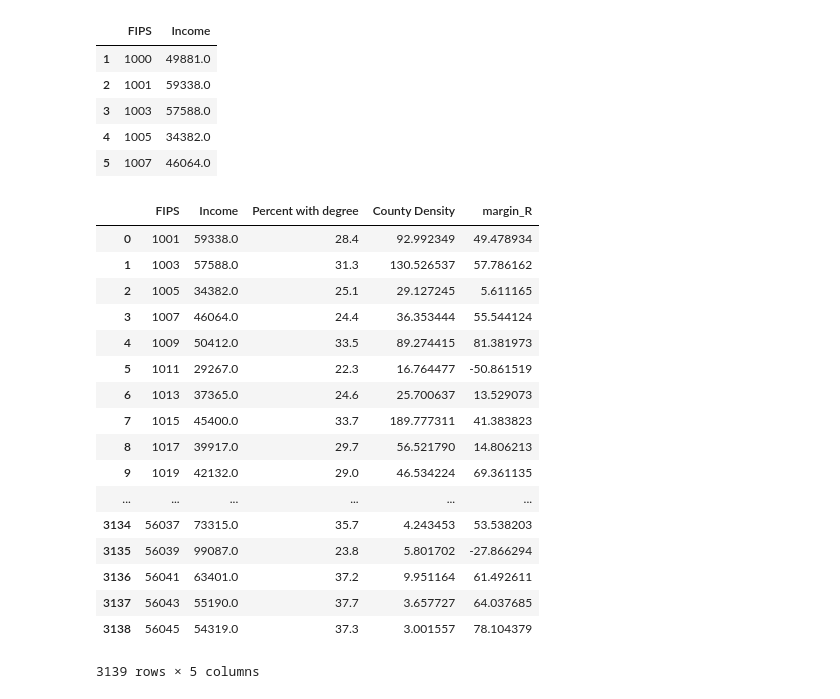
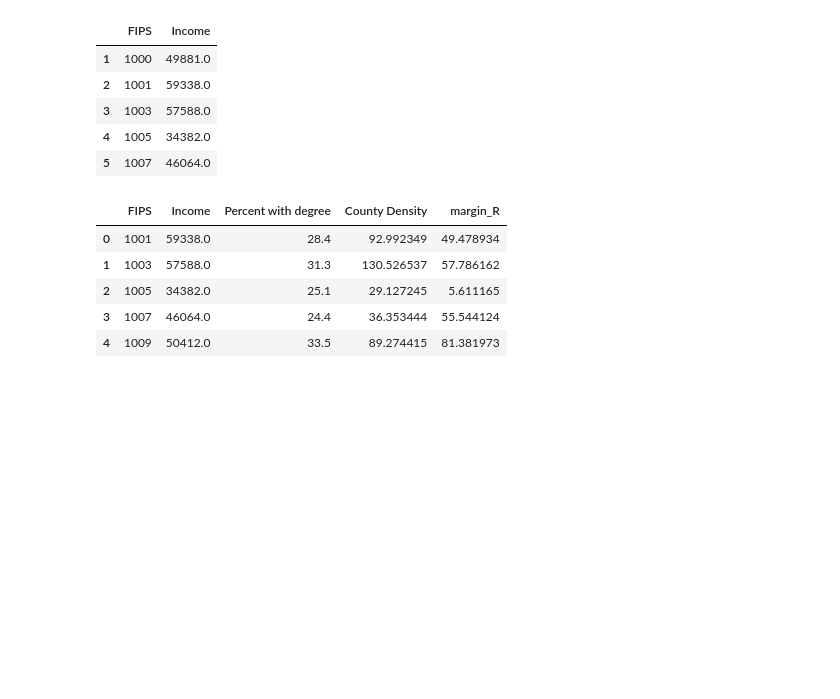
Before and after one commit to GiacomoPuccini/COGS-109-Project, a Jupyter notebook: COGS109_final.ipynb, the cells around one changed output. Cells and saved outputs as stored; diff of their text form; code cells hidden in the pictures; blank space fills up the shorter version.

```diff
--- a/COGS109_final.ipynb
+++ b/COGS109_final.ipynb
@@ -105,25 +109,13 @@ allData = employment.merge(education, on='FIPS')
 allData = allData.merge(countyDensities, on='FIPS')
 allData = allData.merge(electionResults, on='FIPS')
 # %%
-allData
+allData.head()
 # %% [output]
 |  | FIPS | Income | Percent with degree | County Density | margin_R |
 | 0 | 1001 | 59338.0 | 28.4 | 92.992349 | 49.478934 |
 | 1 | 1003 | 57588.0 | 31.3 | 130.526537 | 57.786162 |
 | 2 | 1005 | 34382.0 | 25.1 | 29.127245 | 5.611165 |
 | 3 | 1007 | 46064.0 | 24.4 | 36.353444 | 55.544124 |
 | 4 | 1009 | 50412.0 | 33.5 | 89.274415 | 81.381973 |
-| 5 | 1011 | 29267.0 | 22.3 | 16.764477 | -50.861519 |
-| 6 | 1013 | 37365.0 | 24.6 | 25.700637 | 13.529073 |
-| 7 | 1015 | 45400.0 | 33.7 | 189.777311 | 41.383823 |
-| 8 | 1017 | 39917.0 | 29.7 | 56.521790 | 14.806213 |
-| 9 | 1019 | 42132.0 | 29.0 | 46.534224 | 69.361135 |
-| ... | ... | ... | ... | ... | ... |
-| 3134 | 56037 | 73315.0 | 35.7 | 4.243453 | 53.538203 |
-| 3135 | 56039 | 99087.0 | 23.8 | 5.801702 | -27.866294 |
-| 3136 | 56041 | 63401.0 | 37.2 | 9.951164 | 61.492611 |
-| 3137 | 56043 | 55190.0 | 37.7 | 3.657727 | 64.037685 |
-| 3138 | 56045 | 54319.0 | 37.3 | 3.001557 | 78.104379 |
-3139 rows × 5 columns
 # %%
 plt.scatter(allData["Income"], allData["margin_R"])
```
Also changed, not shown: parts of 14 cells of this notebook.
